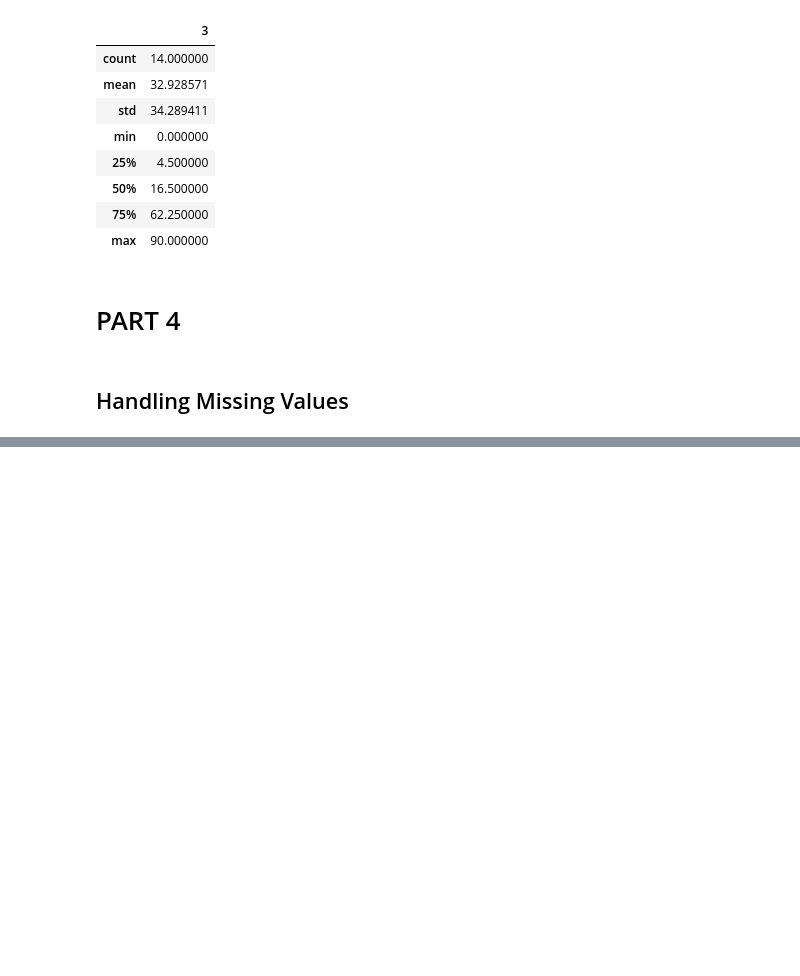
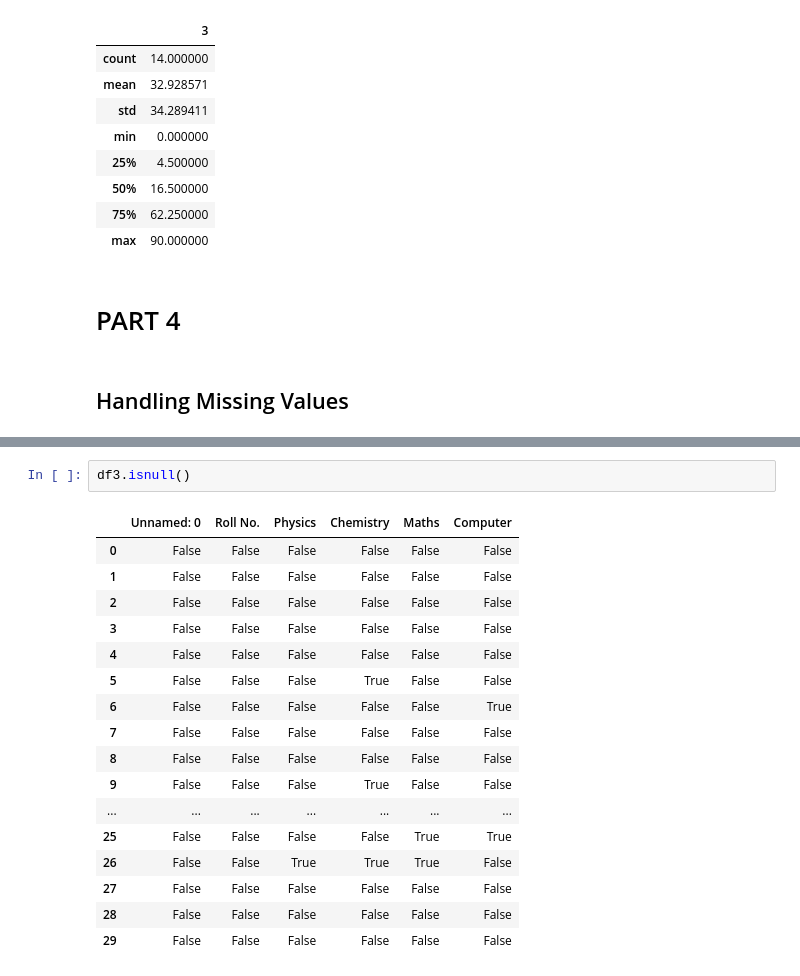
Before and after one commit to PRACHIP5202/WinWinAI, a Jupyter notebook: PrachiPandas.ipynb, the cells around one changed output, grey strips where cells are left out. Cells and saved outputs as stored; diff of their text form; blank space fills up the shorter version.

```diff
--- a/PrachiPandas.ipynb
+++ b/PrachiPandas.ipynb
@@ -340,0 +370,20 @@ df2.describe()
+# %%
+df3.isnull()
+# %% [output]
+|  | Unnamed: 0 | Roll No. | Physics | Chemistry | Maths | Computer |
+| 0 | False | False | False | False | False | False |
+| 1 | False | False | False | False | False | False |
+| 2 | False | False | False | False | False | False |
+| 3 | False | False | False | False | False | False |
+| 4 | False | False | False | False | False | False |
+| 5 | False | False | False | True | False | False |
+| 6 | False | False | False | False | False | True |
+| 7 | False | False | False | False | False | False |
+| 8 | False | False | False | False | False | False |
+| 9 | False | False | False | True | False | False |
+| ... | ... | ... | ... | ... | ... | ... |
+| 25 | False | False | False | False | True | True |
+| 26 | False | False | True | True | True | False |
+| 27 | False | False | False | False | False | False |
+| 28 | False | False | False | False | False | False |
+| 29 | False | False | False | False | False | False |
```
Also changed, not shown: parts of 8 cells of this notebook.
